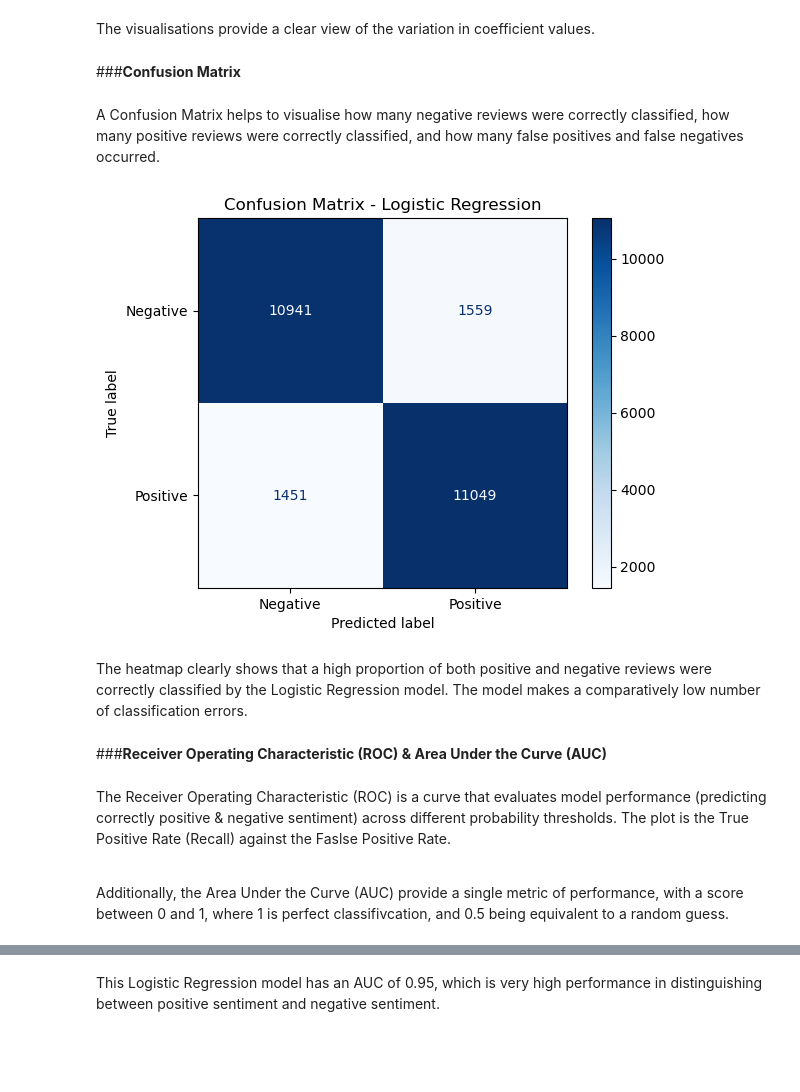
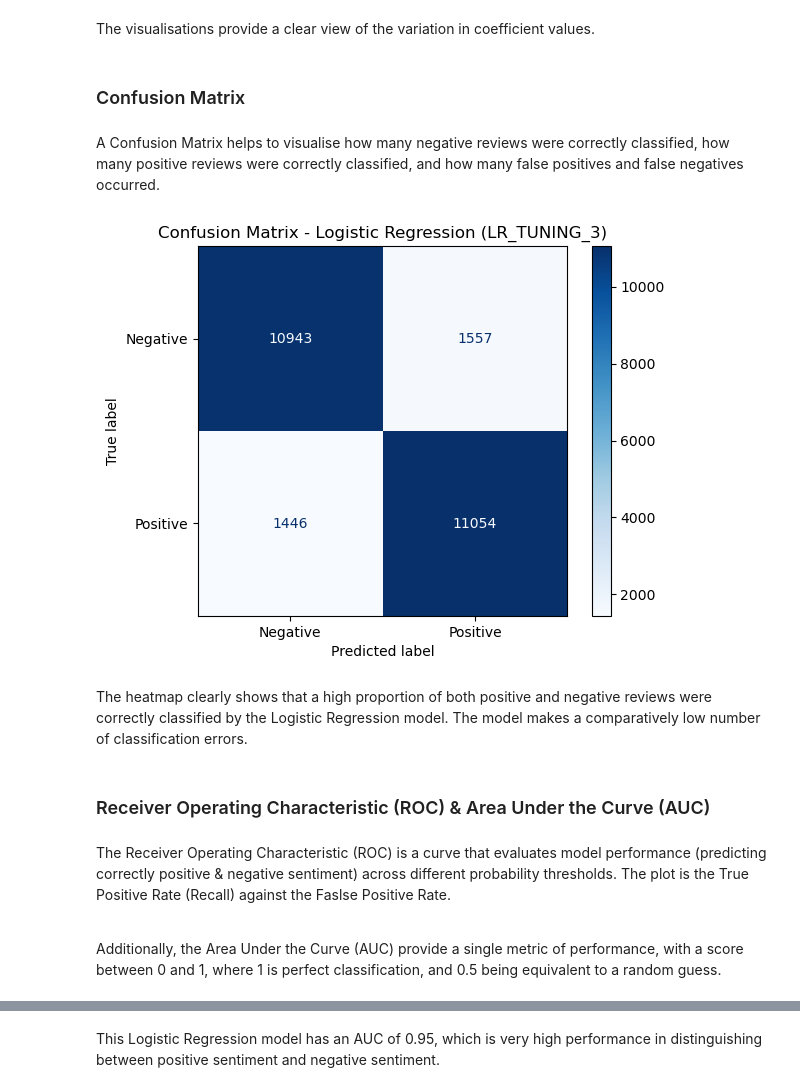
Before and after one commit to gsonego/2nd__Submission, a Jupyter notebook: SWRDC9011_ML_CA4_Group_Project_IMDB_003.ipynb, the cells around one changed output, grey strips where cells are left out. Cells and saved outputs as stored; diff of their text form; code cells hidden in the pictures; blank space fills up the shorter version.

```diff
--- a/SWRDC9011_ML_CA4_Group_Project_IMDB_003.ipynb
+++ b/SWRDC9011_ML_CA4_Group_Project_IMDB_003.ipynb
@@ -1405,30 +1409,36 @@ plt.show()
 # %% [markdown]
 The visualisations provide a clear view of the variation in coefficient values.
 # %% [markdown]
-###<b>Confusion Matrix
+### Confusion Matrix
 # %% [markdown]
 A Confusion Matrix helps to visualise how many negative reviews were correctly classified, how many positive reviews were correctly classified, and how many false positives and false negatives occurred.
 # %%
+from sklearn.linear_model import LogisticRegression
 from sklearn.metrics import ConfusionMatrixDisplay
 import matplotlib.pyplot as plt
 
+# Use the selected best Logistic Regression configuration (LR_TUNING_3)
+best_lr_model = LogisticRegression(**lr_tuning_3_params)
+best_lr_model.fit(X_train_tfidf_lg, y_train_lg)
+y_test_pred_lg_best = best_lr_model.predict(X_test_tfidf_lg)
+
 ConfusionMatrixDisplay.from_predictions(
     y_test_lg,
-    y_test_pred_lg,
+    y_test_pred_lg_best,
     display_labels=["Negative", "Positive"],
     cmap="Blues"
 )
 
-plt.title("Confusion Matrix - Logistic Regression")
+plt.title("Confusion Matrix - Logistic Regression (LR_TUNING_3)")
 plt.show()
 # %% [output]
-[figure, old version]
+[figure, new version]
 # %% [markdown]
 The heatmap clearly shows that a high proportion of both positive and negative reviews were correctly classified by the Logistic Regression model. The model makes a comparatively low number of classification errors.
 # %% [markdown]
-###<b>Receiver Operating Characteristic (ROC) & Area Under the Curve (AUC)
+### Receiver Operating Characteristic (ROC) & Area Under the Curve (AUC)
 # %% [markdown]
 The Receiver Operating Characteristic (ROC)  is a curve that evaluates model performance (predicting correctly positive & negative sentiment) across different probability thresholds. The plot is the True Positive Rate (Recall) against the Faslse Positive Rate.<br><br>
 
-Additionally, the Area Under the Curve (AUC) provide a single metric of performance, with a score between 0 and 1, where 1 is perfect classifivcation, and 0.5 being equivalent to a random guess.
+Additionally, the Area Under the Curve (AUC) provide a single metric of performance, with a score between 0 and 1, where 1 is perfect classification, and 0.5 being equivalent to a random guess.
 # %%
```
Also changed, not shown: parts of 26 cells of this notebook.
